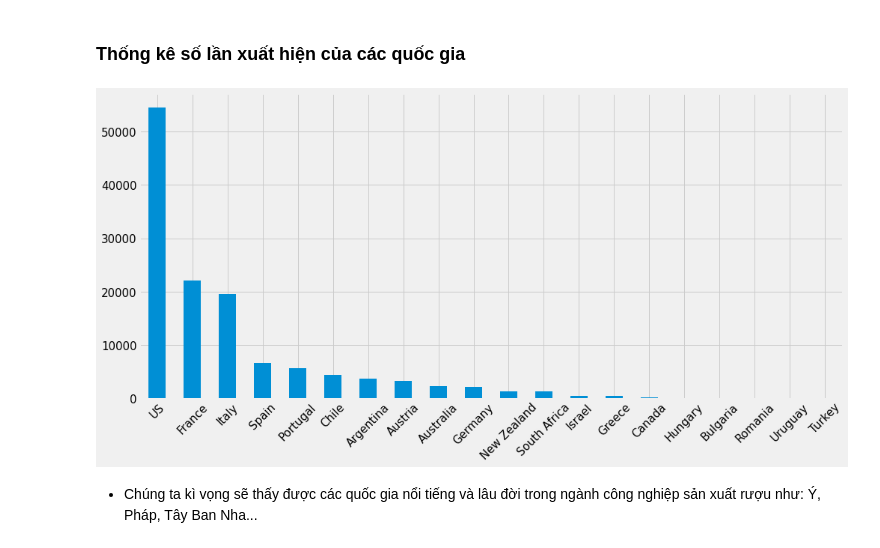
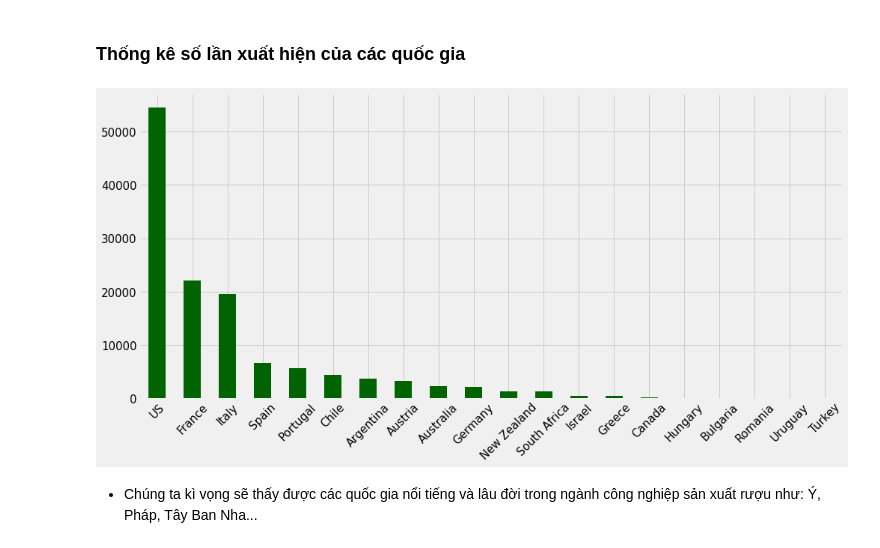
Before and after one commit to KhanhNguyen4999/LTKHDL_FinalProject, a Jupyter notebook: 1712525-NguyenNgocMinhKhanh.ipynb, the cells around one changed output. Drawn from its saved outputs; the diff is of its cells as text; code cells hidden in the pictures.

```diff
--- a/1712525-NguyenNgocMinhKhanh.ipynb
+++ b/1712525-NguyenNgocMinhKhanh.ipynb
@@ -209,8 +216,7 @@ Xử lí với các thuộc tính numerical
 # %%
 isnull_price = wine_df['price'].isnull()
 mean_price_wine_byCountry = wine_df.groupby('country')['price'].agg('mean')
-wine_df['price'] = [mean_price_wine_byCountry[wine_df.iloc[i][0]] if isnull_price[i]
-                                                                  else wine_df.iloc[i]['price'] for i in range(num_rows)]
+wine_df.loc[isnull_price,'price'] = [mean_price_wine_byCountry[row[0]] for row in wine_df[isnull_price].values]
 # %% [markdown]
 ## Kiểm tra lại kết quả của việc xử lí
 # %%
@@ -416,11 +423,11 @@ Một buổi đồ nhiều ý nghĩa
 # %%
 plt.figure(figsize = (15, 7))
 country = wine_df['country'].value_counts().sort_values(ascending = False)
-country[:20].plot.bar()
+country[:20].plot.bar(color = 'darkgreen')
 plt.xticks(rotation = 45)
 plt.show()
 # %% [output]
-[figure, old version]
+[figure, new version]
 # %% [markdown]
 - Chúng ta kì vọng sẽ thấy được các quốc gia nổi tiếng và lâu đời trong ngành công nghiệp sản xuất rượu như: Ý, Pháp, Tây Ban Nha...
 # %% [markdown]
```
Also changed, not shown: parts of 78 cells of this notebook.
